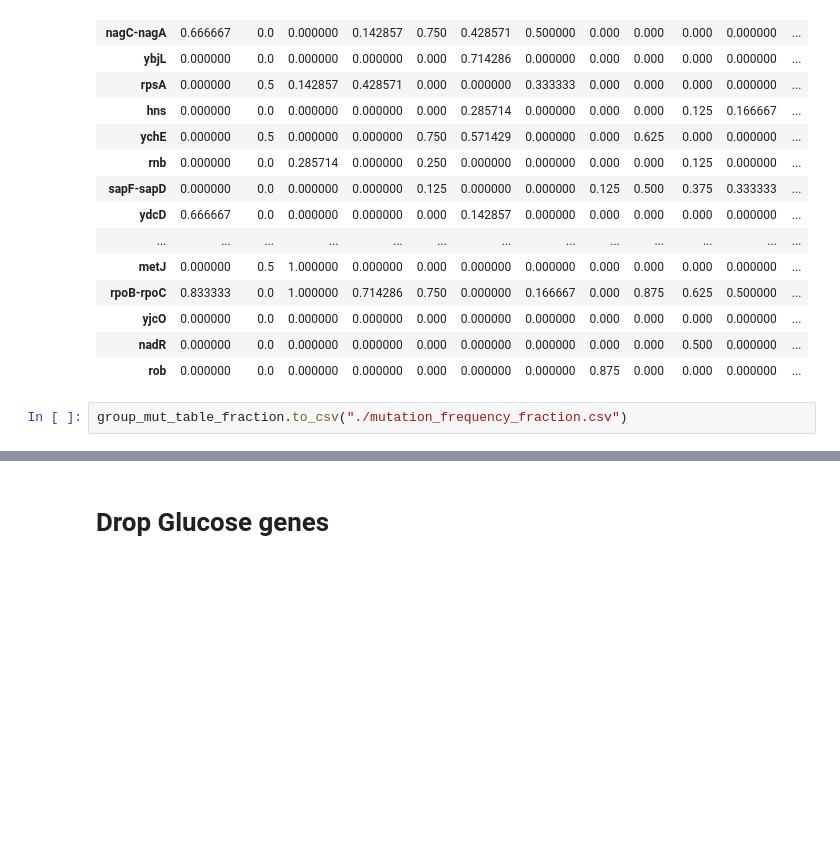
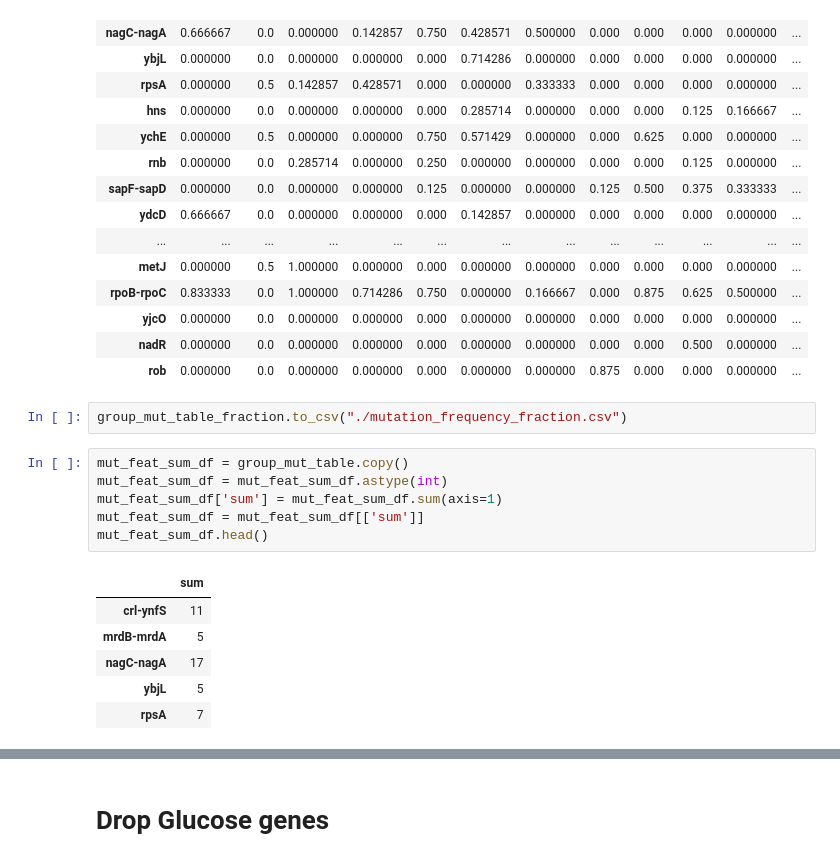
Before and after one commit to SBRG/Ecoli_chem_tol_ALE, a Jupyter notebook: Notebooks/Hyungyu_new_fig2_data.ipynb, the cells around one changed output, grey strips where cells are left out. Cells and saved outputs as stored; diff of their text form; blank space fills up the shorter version.

```diff
--- a/Notebooks/Hyungyu_new_fig2_data.ipynb
+++ b/Notebooks/Hyungyu_new_fig2_data.ipynb
@@ -625,4 +632,17 @@ group_mut_table_fraction
 | rob | 0.000000 | 0.0 | 0.000000 | 0.000000 | 0.000 | 0.000000 | 0.000000 | 0.875 | 0.000 | 0.000 | 0.000000 | ... |
 # %%
 group_mut_table_fraction.to_csv("./mutation_frequency_fraction.csv")
+# %%
+mut_feat_sum_df = group_mut_table.copy()
+mut_feat_sum_df = mut_feat_sum_df.astype(int)
+mut_feat_sum_df['sum'] = mut_feat_sum_df.sum(axis=1)
+mut_feat_sum_df = mut_feat_sum_df[['sum']]
+mut_feat_sum_df.head()
+# %% [output]
+|  | sum |
+| crl-ynfS | 11 |
+| mrdB-mrdA | 5 |
+| nagC-nagA | 17 |
+| ybjL | 5 |
+| rpsA | 7 |
 # %%
```
Also changed, not shown: parts of 7 cells of this notebook.
